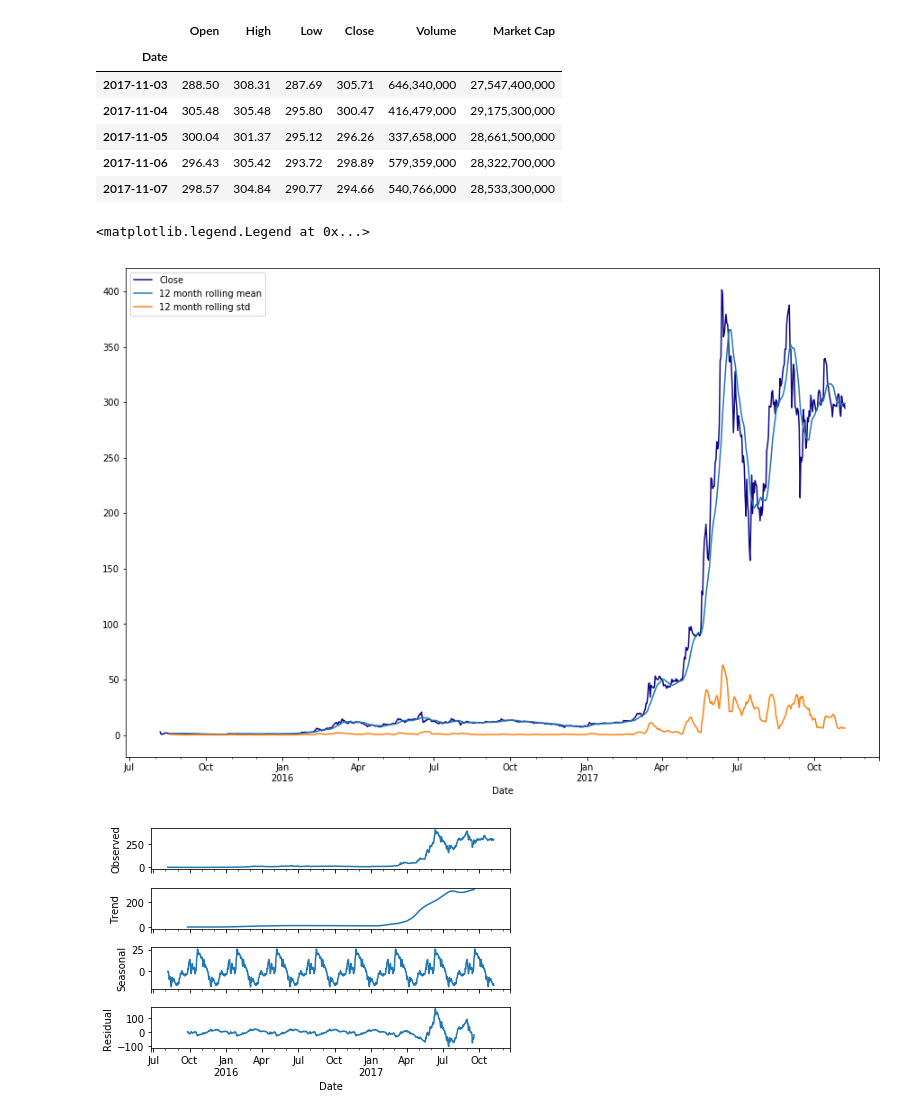
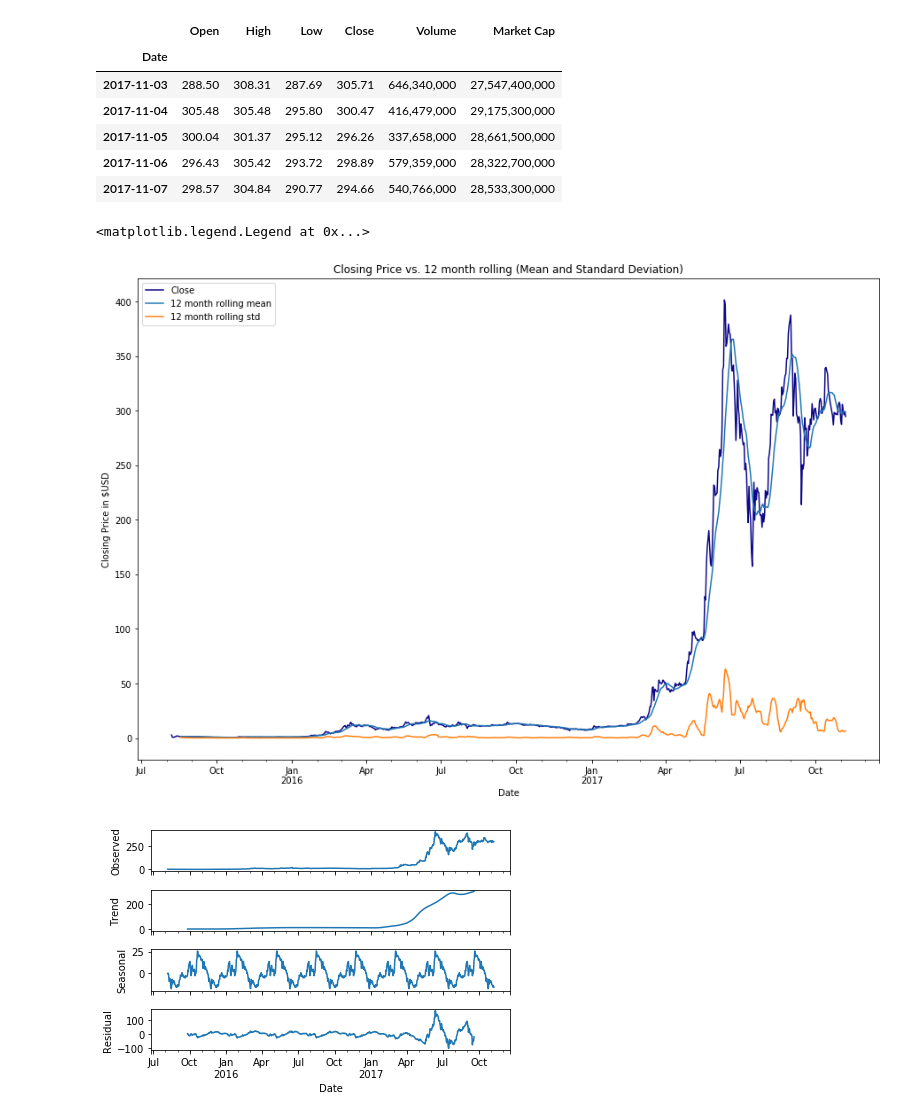
Before and after one commit to mparayil/Forecasting-Cryptocurrency-Prices, a Jupyter notebook: Capstone - Part 2.ipynb, the cells around one changed output. Drawn from its saved outputs; the diff is of its cells as text; code cells hidden in the pictures.

```diff
--- a/Capstone - Part 2.ipynb
+++ b/Capstone - Part 2.ipynb
@@ -137,14 +157,16 @@ ethereum_price.tail()
 # %%
 ethereum_price['Close']['2015-08-07':].plot(figsize=(15,10),
                                             colormap='plasma')
 ethereum_price['Close'].rolling(12).mean().plot(label='12 month rolling mean')
 ethereum_price['Close'].rolling(12).std().plot(label='12 month rolling std')
+plt.title('Closing Price vs. 12 month rolling (Mean and Standard Deviation)')
+plt.ylabel('Closing Price in $USD')
 plt.legend()
 
 # standard deviation is pretty bad towards the end
 # %% [output]
 <matplotlib.legend.Legend at 0x...>
-[figure, old version]
+[figure, new version]
 # %%
 from statsmodels.tsa.seasonal import seasonal_decompose
 # %%
```
Also changed, not shown: parts of 48 cells of this notebook.
